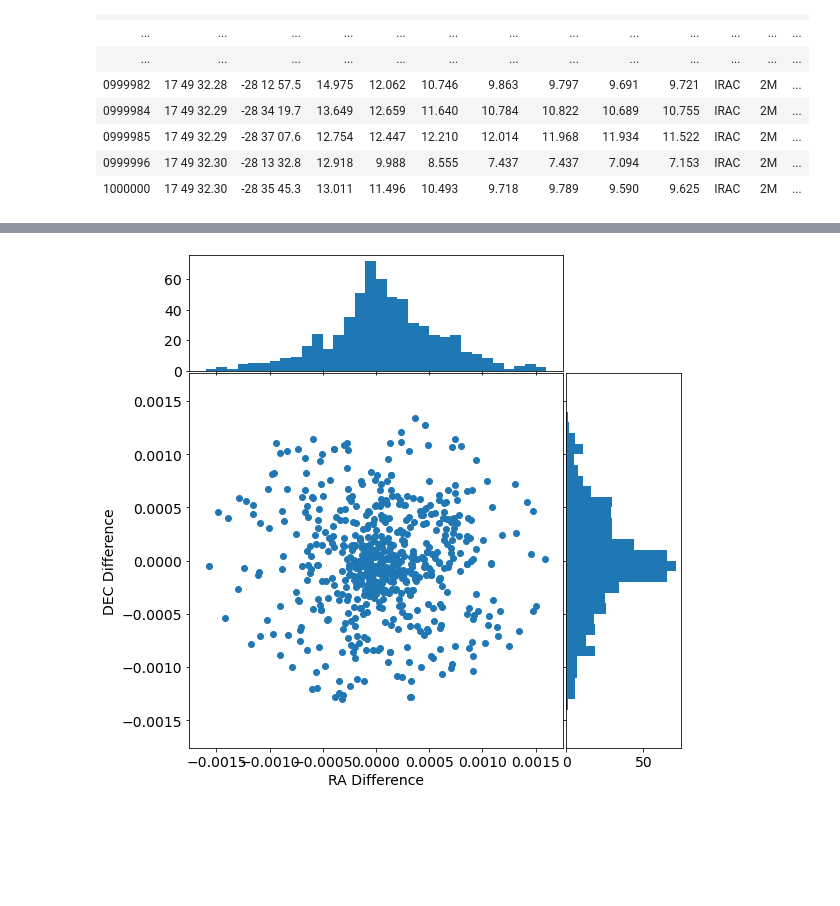
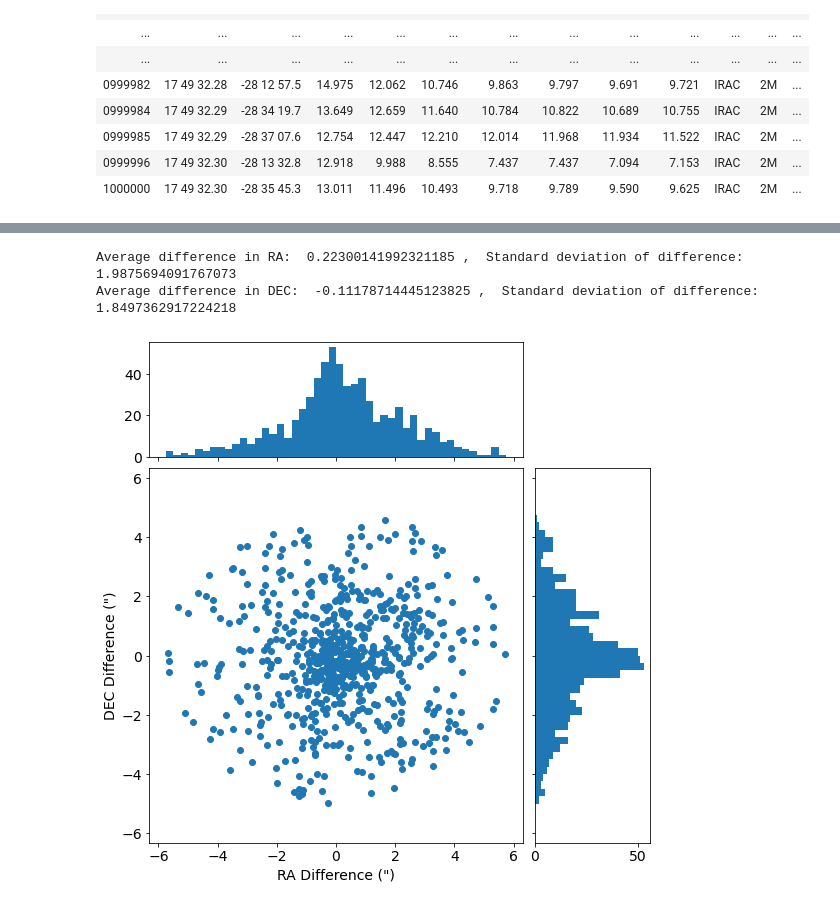
Before and after one commit to mjhankins/SFGCphotcode, a Jupyter notebook: SourceCatalog_SSTGC_Xmatch.ipynb, the cells around one changed output, grey strips where cells are left out. Cells and saved outputs as stored; diff of their text form; code cells hidden in the pictures; blank space fills up the shorter version.

```diff
--- a/SourceCatalog_SSTGC_Xmatch.ipynb
+++ b/SourceCatalog_SSTGC_Xmatch.ipynb
@@ -147,3 +155,13 @@ Average difference in DEC:  -1.694997010325318e-05 ,  Standard deviation of diff
+# %%
+#Examine the positional accuracy of the cross match
+deltaRA=matchedmcat['skycoords'].ra.arcsec - matchedSSTGC['skycoords'].ra.arcsec
+deltaDEC=matchedmcat['skycoords'].dec.arcsec - matchedSSTGC['skycoords'].dec.arcsec
+
+print("Average difference in RA: ", np.mean(deltaRA), ",  Standard deviation of difference: ", np.std(deltaRA))
+print("Average difference in DEC: ", np.mean(deltaDEC), ",  Standard deviation of difference: ", np.std(deltaDEC))
+# %% [output]
+Average difference in RA:  0.22300141992321185 ,  Standard deviation of difference:  1.9875694091767073
+Average difference in DEC:  -0.11178714445123825 ,  Standard deviation of difference:  1.8497362917224218
 # %%
 #define a 'fancy' scatter+histogram plot
 def scatter_hist(x, y, ax, ax_histx, ax_histy):
@@ -155,42 +173,42 @@ def scatter_hist(x, y, ax, ax_histx, ax_histy):
     ax.scatter(x, y)
 
     # now determine nice limits by hand:
-    binwidth = 1e-4
+    binwidth = 0.25 #1e-4
     xymax = max(np.max(np.abs(x)), np.max(np.abs(y)))
     lim = (int(xymax/binwidth) + 1) * binwidth
 
     bins = np.arange(-lim, lim + binwidth, binwidth)
     ax_histx.hist(deltaRA, bins=bins)
     ax_histy.hist(deltaDEC, bins=bins, orientation='horizontal')
 
 
 
 #make the scatter+hist plot for position x-match
 plt.rcParams.update({'font.size': 14})
 
 # definitions for the axes
-left, width = 1e-5, 0.65
-bottom, height = 0.0001, 0.65
-spacing = 0.005
+left, width = 0.1, 0.65
+bottom, height = 0.1, 0.65
+spacing = 0.02
 
 
 rect_scatter = [left, bottom, width, height]
 rect_histx = [left, bottom + height + spacing, width, 0.2]
 rect_histy = [left + width + spacing, bottom, 0.2, height]
 
 # start with a square Figure
 fig = plt.figure(figsize=(8, 8))
 
 ax = fig.add_axes(rect_scatter)
 ax_histx = fig.add_axes(rect_histx, sharex=ax)
 ax_histy = fig.add_axes(rect_histy, sharey=ax)
 
 # use the previously defined function
 scatter_hist(deltaRA, deltaDEC, ax, ax_histx, ax_histy)
 
-ax.set_xlabel('RA Difference')
-ax.set_ylabel('DEC Difference')
+ax.set_xlabel('RA Difference (\")')
+ax.set_ylabel('DEC Difference (\")')
 
 plt.show()
 # %% [output]
-[figure, old version]
+[figure, new version]
```
Also changed, not shown: parts of 29 cells of this notebook, 2 other files.
